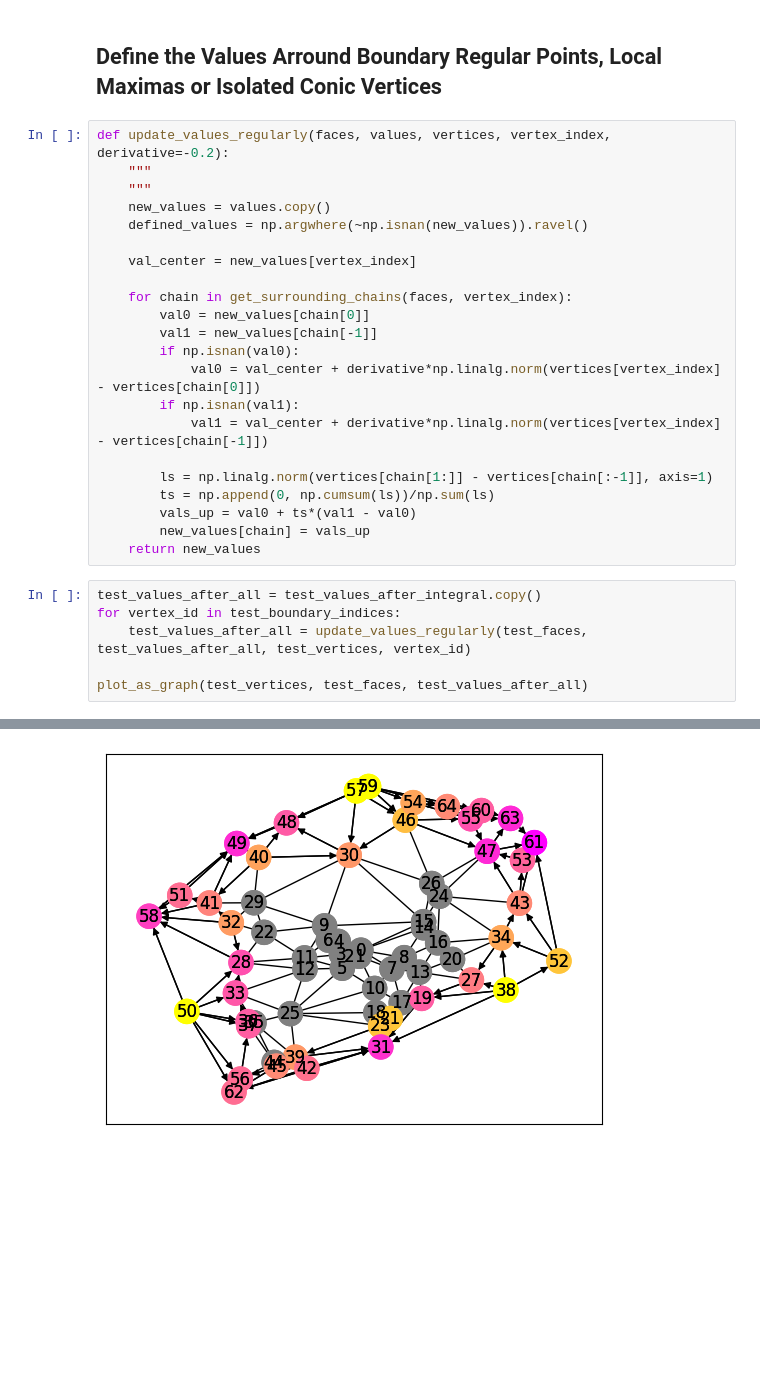
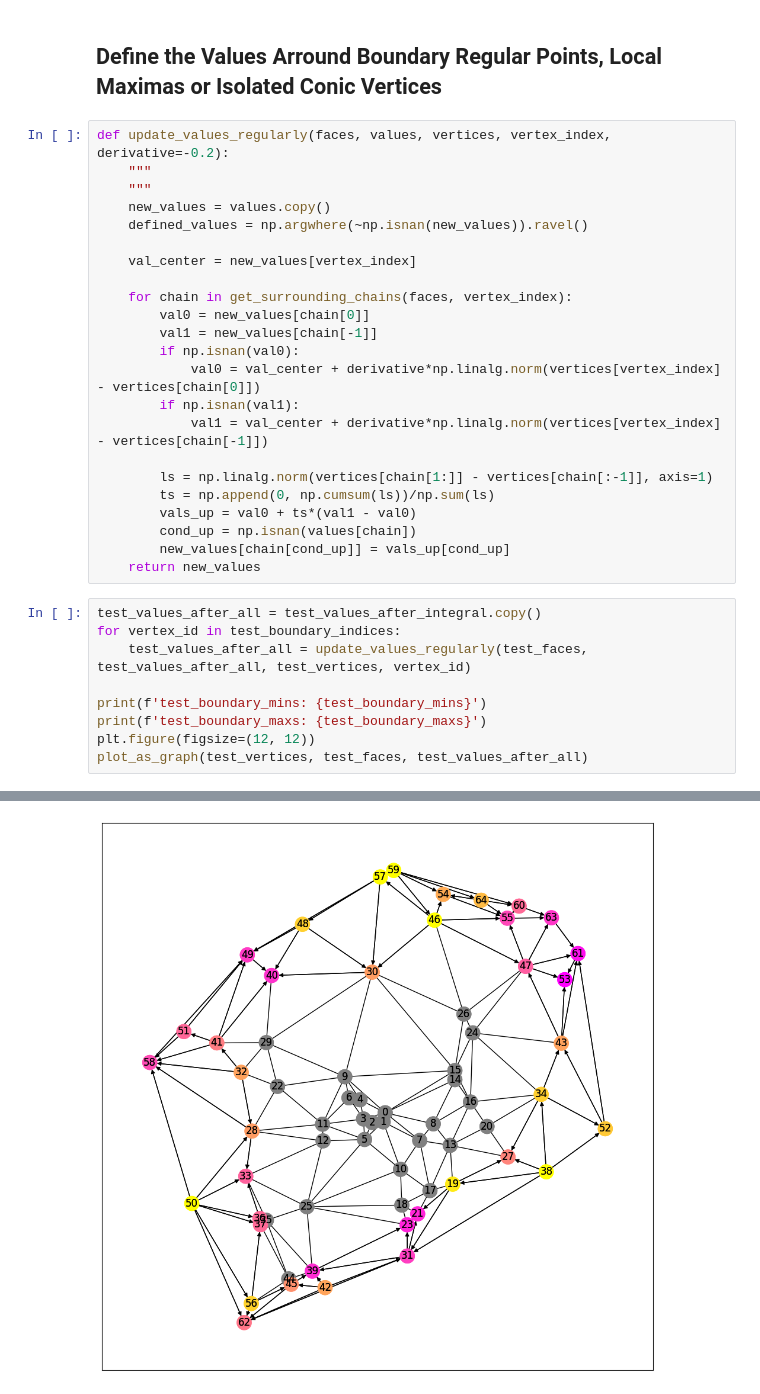
Before and after one commit to zimfv/quadrangulation, a Jupyter notebook: nonmanifold-eigen.ipynb, the cells around one changed output, grey strips where cells are left out. Saved outputs shown, nothing was run; the diff lists cells and outputs as text; blank space fills up the shorter version.

```diff
--- a/nonmanifold-eigen.ipynb
+++ b/nonmanifold-eigen.ipynb
@@ -863,12 +873,16 @@ def update_values_regularly(faces, values, vertices, vertex_index, derivative=-0
         ls = np.linalg.norm(vertices[chain[1:]] - vertices[chain[:-1]], axis=1)
         ts = np.append(0, np.cumsum(ls))/np.sum(ls)
         vals_up = val0 + ts*(val1 - val0)
-        new_values[chain] = vals_up
+        cond_up = np.isnan(values[chain])
+        new_values[chain[cond_up]] = vals_up[cond_up]
     return new_values
 # %%
 test_values_after_all = test_values_after_integral.copy()
 for vertex_id in test_boundary_indices:
     test_values_after_all = update_values_regularly(test_faces, test_values_after_all, test_vertices, vertex_id)
 
+print(f'test_boundary_mins: {test_boundary_mins}')
+print(f'test_boundary_maxs: {test_boundary_maxs}')
+plt.figure(figsize=(12, 12))
 plot_as_graph(test_vertices, test_faces, test_values_after_all)
 # %% [output]
@@ -875,2 +891,2 @@ plot_as_graph(test_vertices, test_faces, test_values_after_all)
-[figure, old version]
+[figure, new version]
 # %% [markdown]
```
Also changed, not shown: parts of 11 cells of this notebook, 2 other files.
